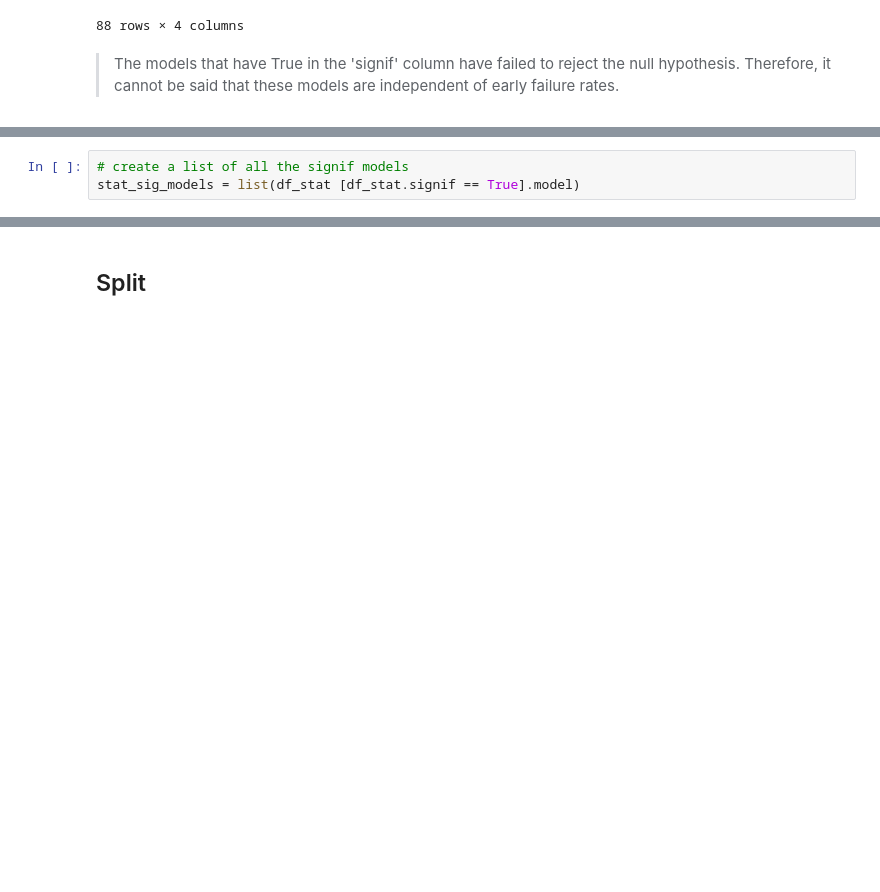
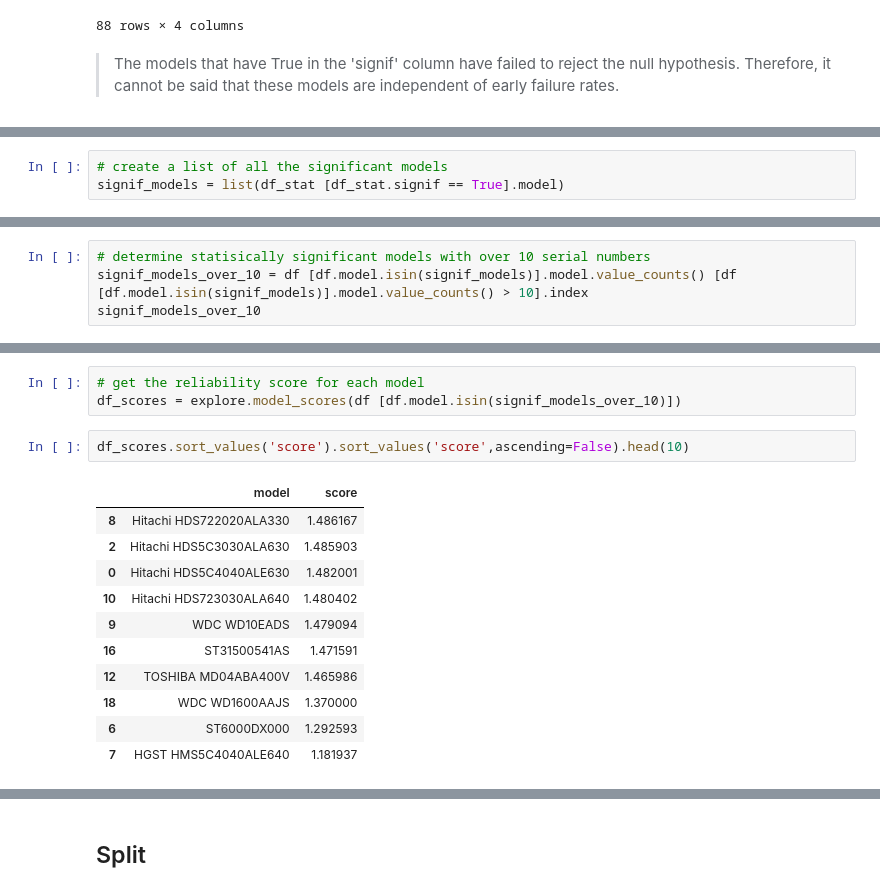
Before and after one commit to just-keep-spinning/hard-drive-project, a Jupyter notebook: hard_drive_pipeline.ipynb, the cells around one changed output, grey strips where cells are left out. Cells and saved outputs as stored; diff of their text form; blank space fills up the shorter version.

```diff
--- a/hard_drive_pipeline.ipynb
+++ b/hard_drive_pipeline.ipynb
@@ -677,3 +707,3 @@ len (df_stat [df_stat.signif == True])
 # %%
-# create a list of all the signif models
-stat_sig_models = list(df_stat [df_stat.signif == True].model)
+# create a list of all the significant models
+signif_models = list(df_stat [df_stat.signif == True].model)
@@ -724,0 +740,4 @@ explore.get_manufacturer_graph(df)
+# %%
+# determine statisically significant models with over 10 serial numbers
+signif_models_over_10 = df [df.model.isin(signif_models)].model.value_counts() [df [df.model.isin(signif_models)].model.value_counts() > 10].index
+signif_models_over_10
@@ -724,0 +755,17 @@ explore.get_manufacturer_graph(df)
+# %%
+# get the reliability score for each model
+df_scores = explore.model_scores(df [df.model.isin(signif_models_over_10)])
+# %%
+df_scores.sort_values('score').sort_values('score',ascending=False).head(10)
+# %% [output]
+|  | model | score |
+| 8 | Hitachi HDS722020ALA330 | 1.486167 |
+| 2 | Hitachi HDS5C3030ALA630 | 1.485903 |
+| 0 | Hitachi HDS5C4040ALE630 | 1.482001 |
+| 10 | Hitachi HDS723030ALA640 | 1.480402 |
+| 9 | WDC WD10EADS | 1.479094 |
+| 16 | ST31500541AS | 1.471591 |
+| 12 | TOSHIBA MD04ABA400V | 1.465986 |
+| 18 | WDC WD1600AAJS | 1.370000 |
+| 6 | ST6000DX000 | 1.292593 |
+| 7 | HGST HMS5C4040ALE640 | 1.181937 |
```
Also changed, not shown: parts of 111 cells of this notebook, 2 other files.
